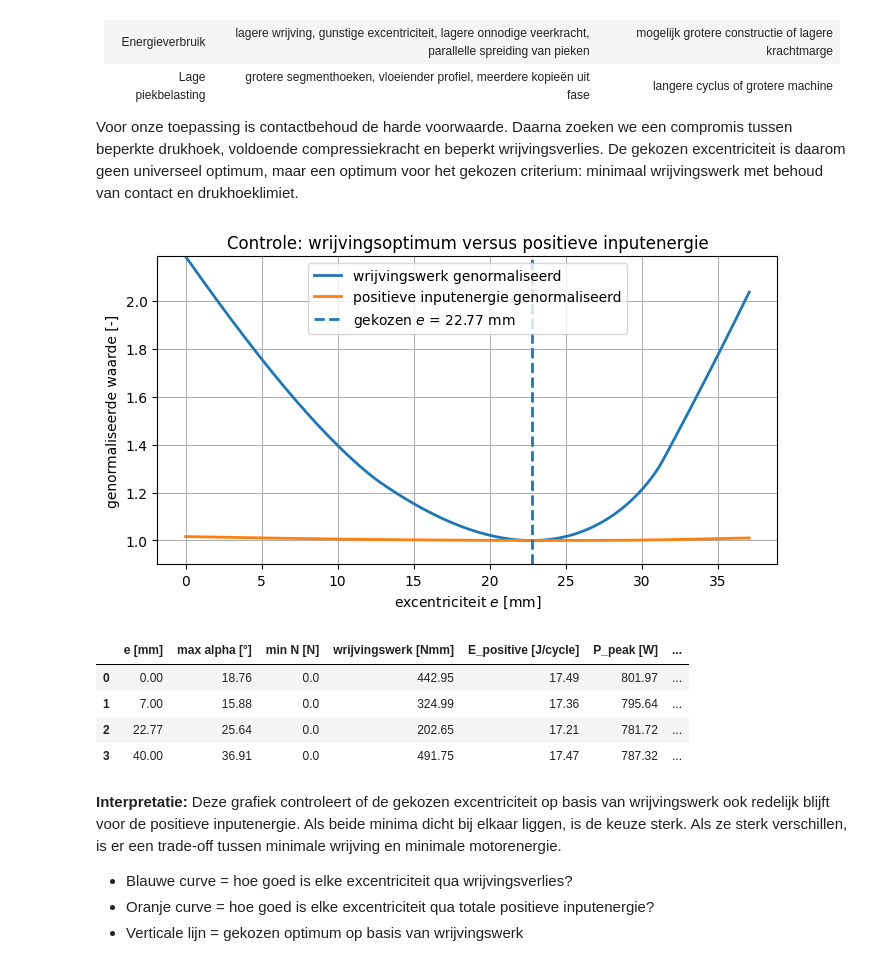
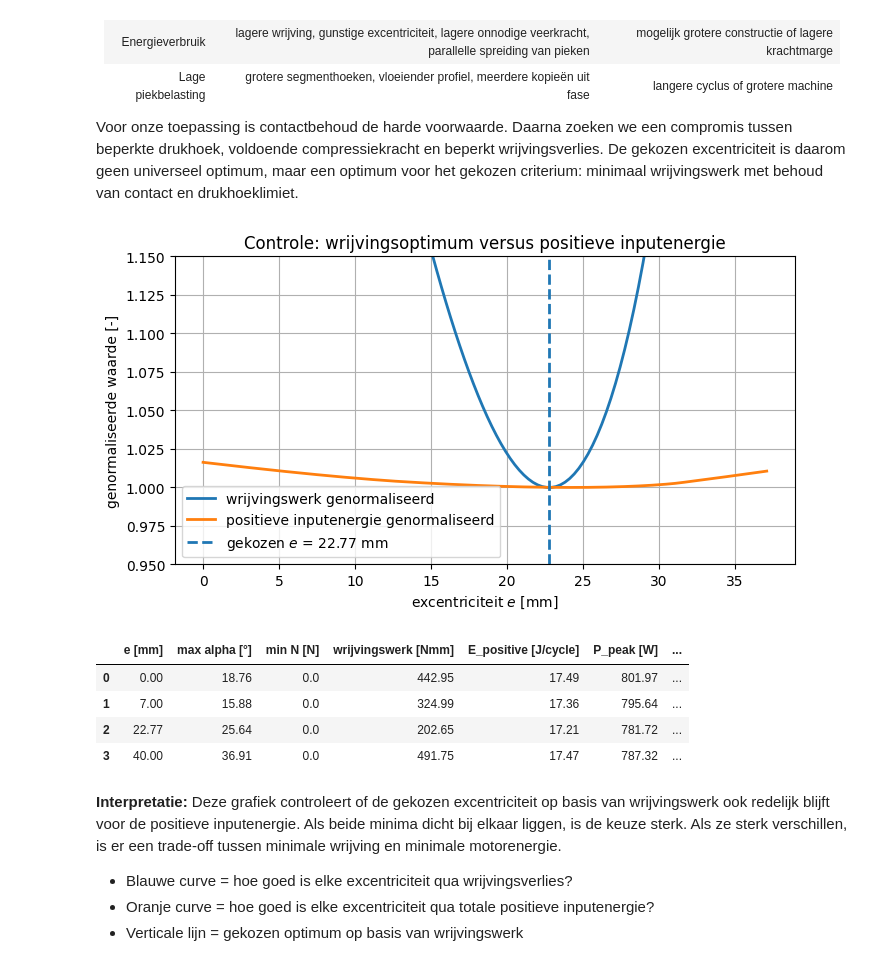
Before and after one commit to Vermizzi/Project_Bewegingen_TriVik, a Jupyter notebook: Finaal_nokken.ipynb, the cells around one changed output. Cells and saved outputs as stored; diff of their text form; code cells hidden in the pictures.

```diff
--- a/Finaal_nokken.ipynb
+++ b/Finaal_nokken.ipynb
@@ -2380,7 +2380,7 @@ plt.axvline(exc_optimal_friction, linestyle="--", linewidth=2,
 plt.xlabel("excentriciteit $e$ [mm]")
 plt.ylabel("genormaliseerde waarde [-]")
 plt.title("Controle: wrijvingsoptimum versus positieve inputenergie")
-plt.ylim(0.9, min(3, np.nanmax([np.nanmax(J_norm), np.nanmax(Epos_norm)])))
+plt.ylim(0.95, 1.15)
 plt.grid(True)
 plt.legend()
 plt.show()
@@ -2411,34 +2411,34 @@ for e in check_e_values:
     )
 
     P = calculateInstantaneousPower(
         rpm,
         pa,
         N,
         e,
         lift,
         base_radius,
         Rr
     )
 
     metrics = performance_metrics(P, rpm)
 
     integrand = np.abs(F_friction) * np.abs(vel)
     J = np.trapezoid(integrand, theta)
 
     check_rows.append({
         "e [mm]": e,
         "max alpha [°]": np.max(np.abs(np.rad2deg(pa))),
         "min N [N]": np.min(N),
         "wrijvingswerk [Nmm]": J,
         "E_positive [J/cycle]": metrics["E_positive"],
         "P_peak [W]": metrics["P_peak"],
         "T_peak_abs [Nm]": metrics["T_peak_abs"]
     })
 
 eccentricity_check_table = pd.DataFrame(check_rows)
 display(eccentricity_check_table.round(2))
 # %% [output]
-[figure, old version]
+[figure, new version]
 |  | e [mm] | max alpha [°] | min N [N] | wrijvingswerk [Nmm] | E_positive [J/cycle] | P_peak [W] | ... |
 | 0 | 0.00 | 18.76 | 0.0 | 442.95 | 17.49 | 801.97 | ... |
 | 1 | 7.00 | 15.88 | 0.0 | 324.99 | 17.36 | 795.64 | ... |
```
Also changed, not shown: parts of 8 cells of this notebook.
